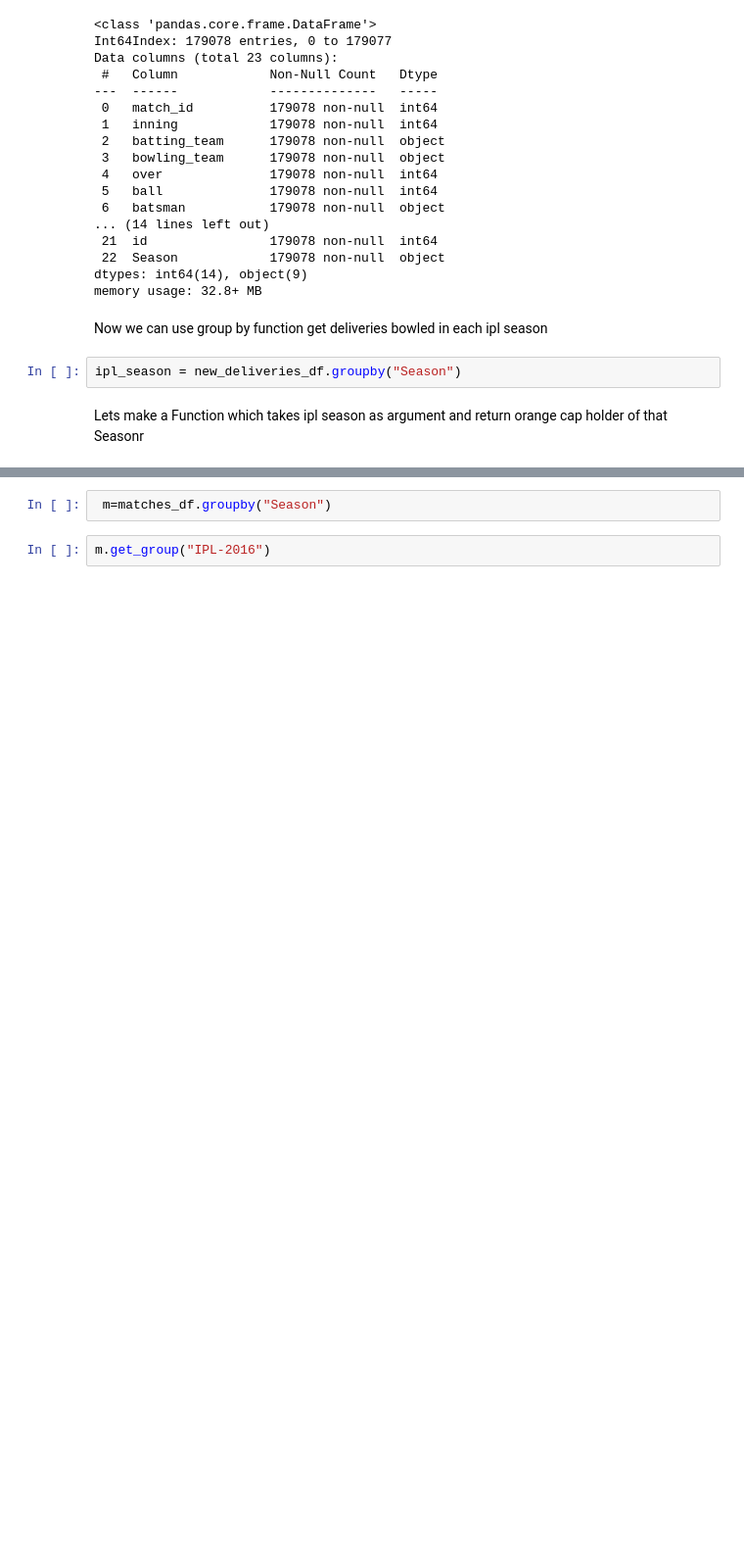
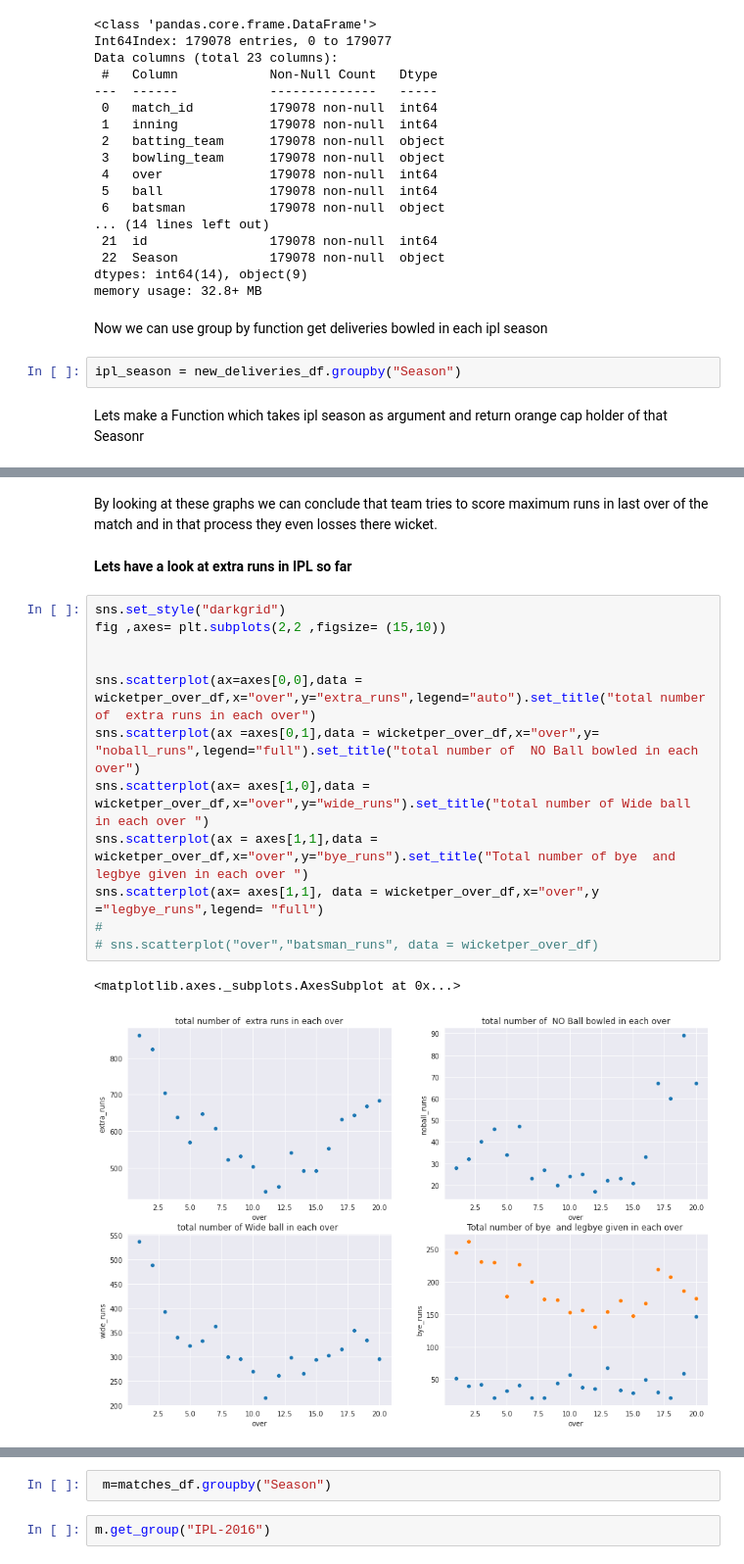
Before and after one commit to rajatpal00/-ABTN0104--IPL-T20-Cricket-Analysis-, a Jupyter notebook: Rajat_Kr_Pal_24_02_2021_[ABTN0104]_IPL_T20_Cricket_Analysis_Capstone_Project.ipynb, the cells around one changed output, grey strips where cells are left out. Shown at 98% size. Cells and saved outputs as stored; diff of their text form; blank space fills up the shorter version.

```diff
--- a/Rajat_Kr_Pal_24_02_2021_[ABTN0104]_IPL_T20_Cricket_Analysis_Capstone_Project.ipynb
+++ b/Rajat_Kr_Pal_24_02_2021_[ABTN0104]_IPL_T20_Cricket_Analysis_Capstone_Project.ipynb
@@ -209,0 +386,19 @@ get_orange_cap("IPL-2017")
+# %% [markdown]
+By looking at these graphs we can conclude that team tries to score maximum runs in last over of the match and in that process they even losses there wicket.
+# %% [markdown]
+**Lets have a look at extra runs in IPL so far**
+# %%
+sns.set_style("darkgrid")
+fig ,axes= plt.subplots(2,2 ,figsize= (15,10))
+
+
+sns.scatterplot(ax=axes[0,0],data = wicketper_over_df,x="over",y="extra_runs",legend="auto").set_title("total number of  extra runs in each over")
+sns.scatterplot(ax =axes[0,1],data = wicketper_over_df,x="over",y= "noball_runs",legend="full").set_title("total number of  NO Ball bowled in each over")
+sns.scatterplot(ax= axes[1,0],data = wicketper_over_df,x="over",y="wide_runs").set_title("total number of Wide ball in each over ")
+sns.scatterplot(ax = axes[1,1],data = wicketper_over_df,x="over",y="bye_runs").set_title("Total number of bye  and legbye given in each over ")
+sns.scatterplot(ax= axes[1,1], data = wicketper_over_df,x="over",y ="legbye_runs",legend= "full")
+#
+# sns.scatterplot("over","batsman_runs", data = wicketper_over_df)
+# %% [output]
+<matplotlib.axes._subplots.AxesSubplot at 0x...>
+[figure, added]
```
Also changed, not shown: parts of 43 cells of this notebook.
